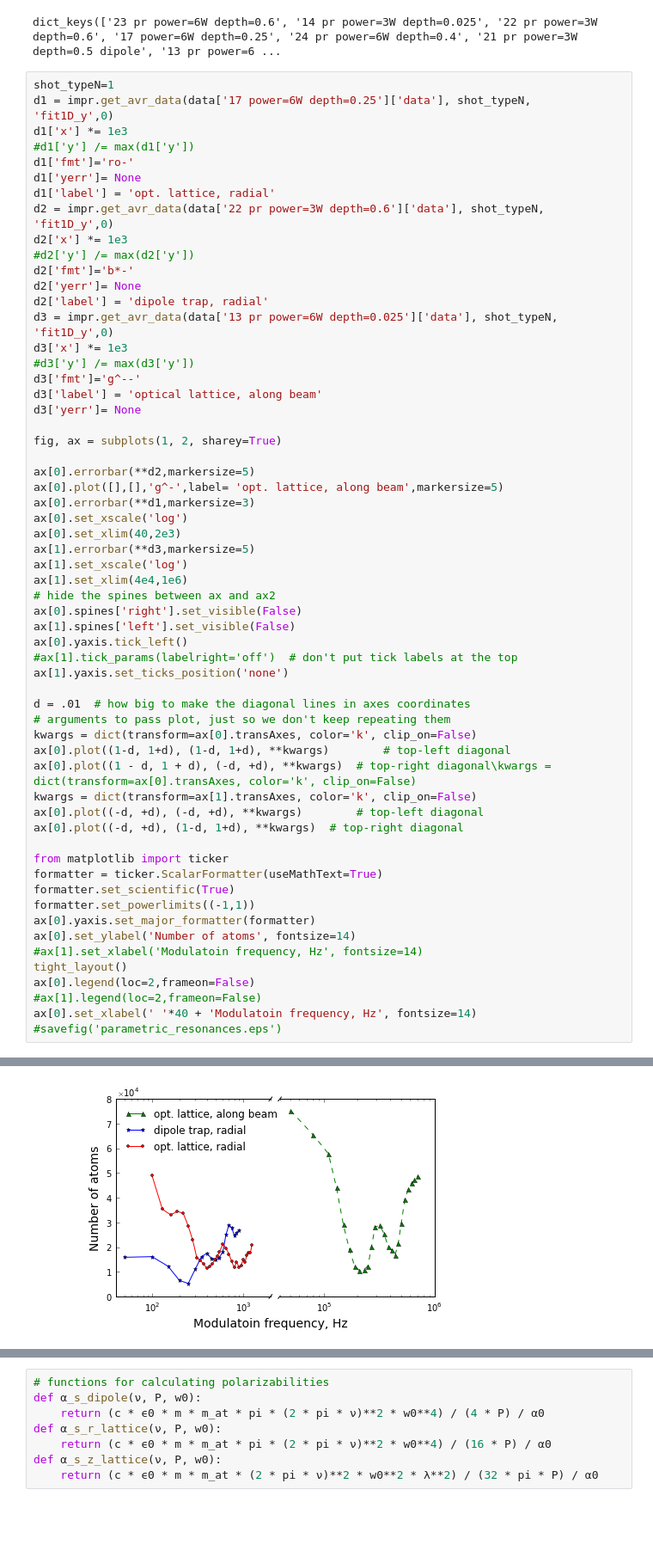
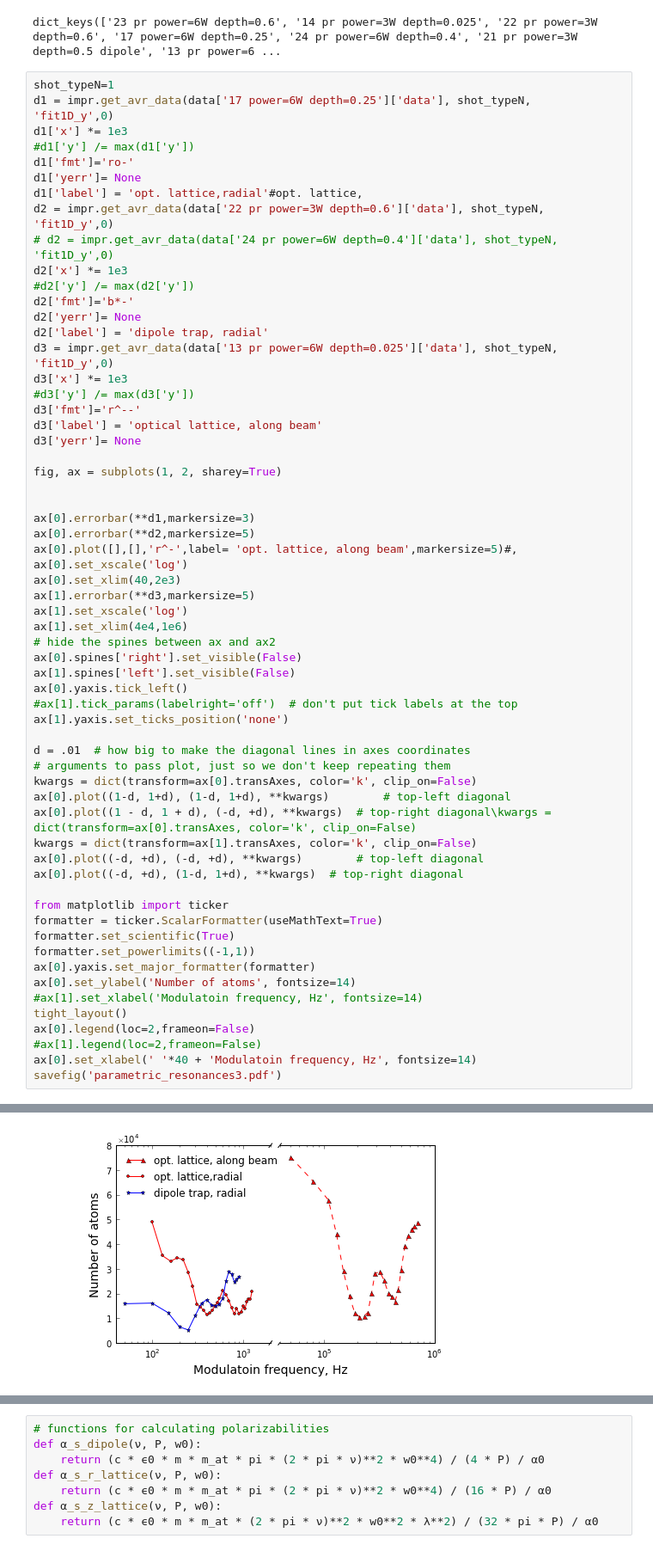
Before and after one commit to thulium-lab/GIT, a Jupyter notebook: Article polarizability/For article polarizability(parametric resonances).ipynb, the cells around one changed output, grey strips where cells are left out. Shown: that part at 86% size. Cells and saved outputs as stored; diff of their text form; blank space fills up the shorter version.

```diff
--- a/Article polarizability/For article polarizability(parametric resonances).ipynb
+++ b/Article polarizability/For article polarizability(parametric resonances).ipynb
@@ -104,8 +104,9 @@ d1['x'] *= 1e3
 #d1['y'] /= max(d1['y'])
 d1['fmt']='ro-'
 d1['yerr']= None
-d1['label'] = 'opt. lattice, radial'
+d1['label'] = 'opt. lattice,radial'#opt. lattice,
 d2 = impr.get_avr_data(data['22 pr power=3W depth=0.6']['data'], shot_typeN,  'fit1D_y',0)
+# d2 = impr.get_avr_data(data['24 pr power=6W depth=0.4']['data'], shot_typeN,  'fit1D_y',0)
 d2['x'] *= 1e3
 #d2['y'] /= max(d2['y'])
 d2['fmt']='b*-'
@@ -114,15 +115,16 @@ d2['label'] = 'dipole trap, radial'
 d3 = impr.get_avr_data(data['13 pr power=6W depth=0.025']['data'], shot_typeN,  'fit1D_y',0)
 d3['x'] *= 1e3
 #d3['y'] /= max(d3['y'])
-d3['fmt']='g^--'
+d3['fmt']='r^--'
 d3['label'] = 'optical lattice, along beam'
 d3['yerr']= None
 
 fig, ax = subplots(1, 2, sharey=True)
 
+
+ax[0].errorbar(**d1,markersize=3)
 ax[0].errorbar(**d2,markersize=5)
-ax[0].plot([],[],'g^-',label= 'opt. lattice, along beam',markersize=5)
-ax[0].errorbar(**d1,markersize=3)
+ax[0].plot([],[],'r^-',label= 'opt. lattice, along beam',markersize=5)#,
 ax[0].set_xscale('log')
 ax[0].set_xlim(40,2e3)
 ax[1].errorbar(**d3,markersize=5)
@@ -155,5 +157,5 @@ tight_layout()
 ax[0].legend(loc=2,frameon=False)
 #ax[1].legend(loc=2,frameon=False)
 ax[0].set_xlabel(' '*40 + 'Modulatoin frequency, Hz', fontsize=14)
-#savefig('parametric_resonances.eps')
+savefig('parametric_resonances3.pdf')
 # %% [output]
@@ -161 +162 @@ ax[0].set_xlabel(' '*40 + 'Modulatoin frequency, Hz', fontsize=14)
-[figure, old version]
+[figure, new version]
```
Also changed, not shown: parts of 11 cells of this notebook, 5 other files.
